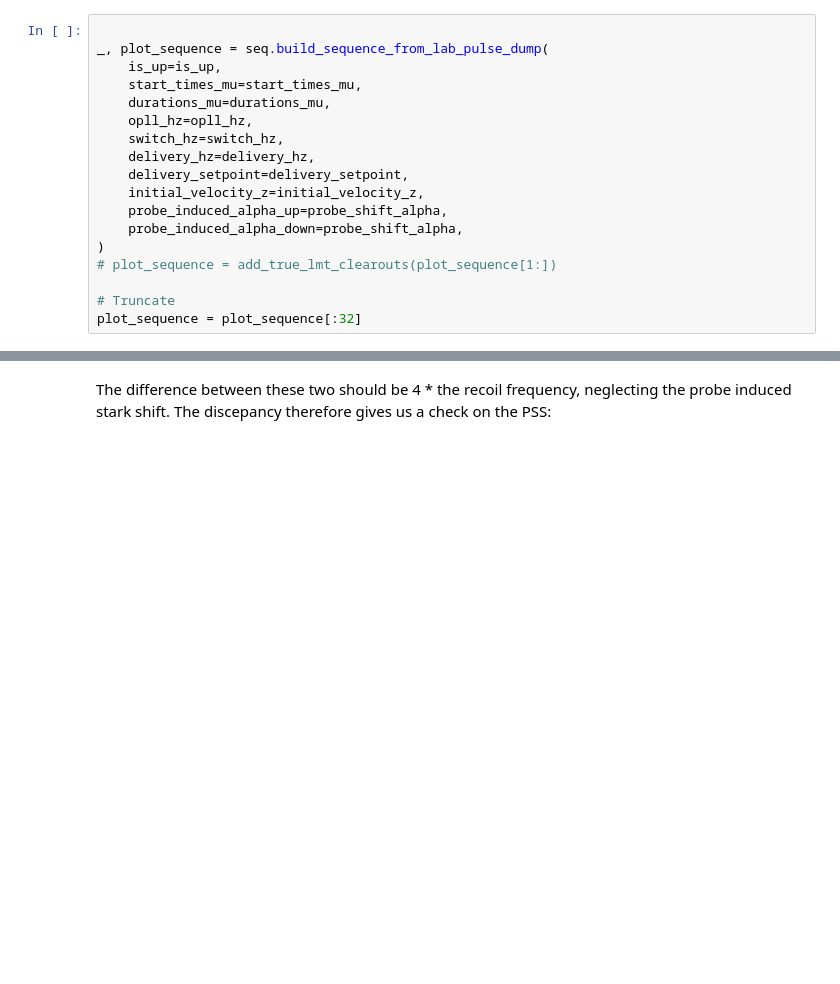
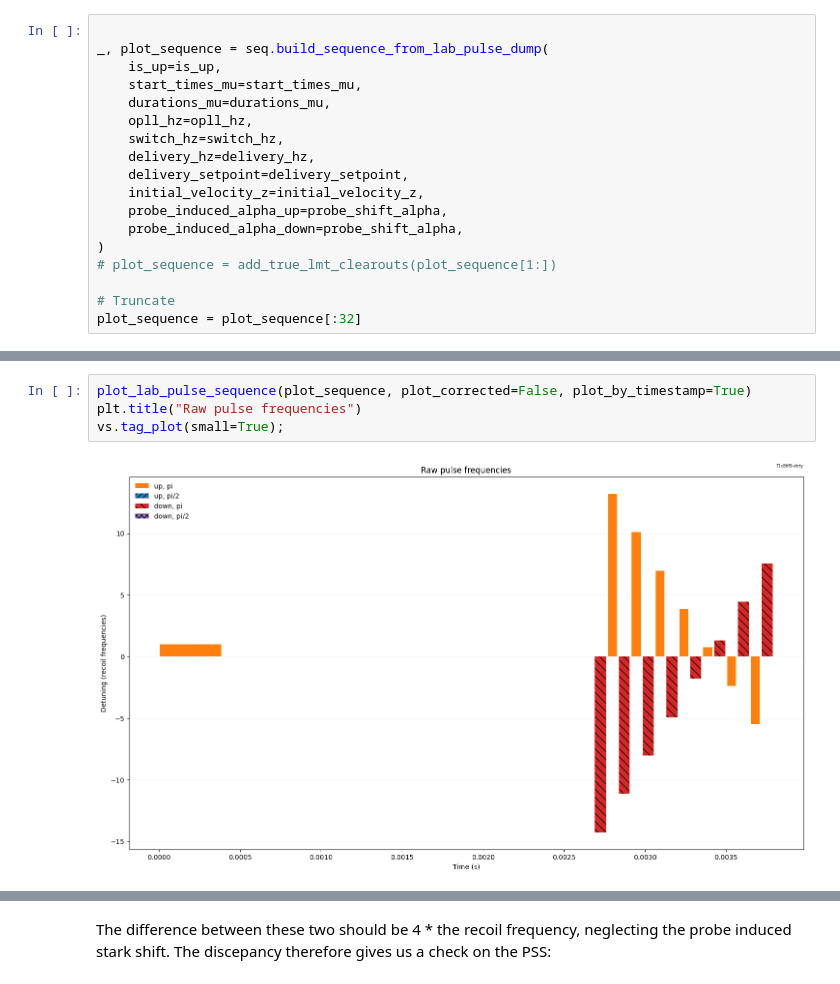
Before and after one commit to charlesbaynham/LMT_sim_scratch, a Jupyter notebook: notebooks/true_LMT_trajectory.ipynb, the cells around one changed output, grey strips where cells are left out. Cells and saved outputs as stored; diff of their text form; blank space fills up the shorter version.

```diff
--- a/notebooks/true_LMT_trajectory.ipynb
+++ b/notebooks/true_LMT_trajectory.ipynb
@@ -308,3 +272,9 @@ vs.tag_plot(small=True);
+# %%
+plot_lab_pulse_sequence(plot_sequence, plot_corrected=False, plot_by_timestamp=True)
+plt.title("Raw pulse frequencies")
+vs.tag_plot(small=True);
+# %% [output]
+[figure, added]
 # %%
 # Same bar plot, but with each pulse's detuning corrected for its
 # probe-induced (AC-Stark) shift. The effective detuning the atom actually
```
Also changed, not shown: parts of 16 cells of this notebook.
